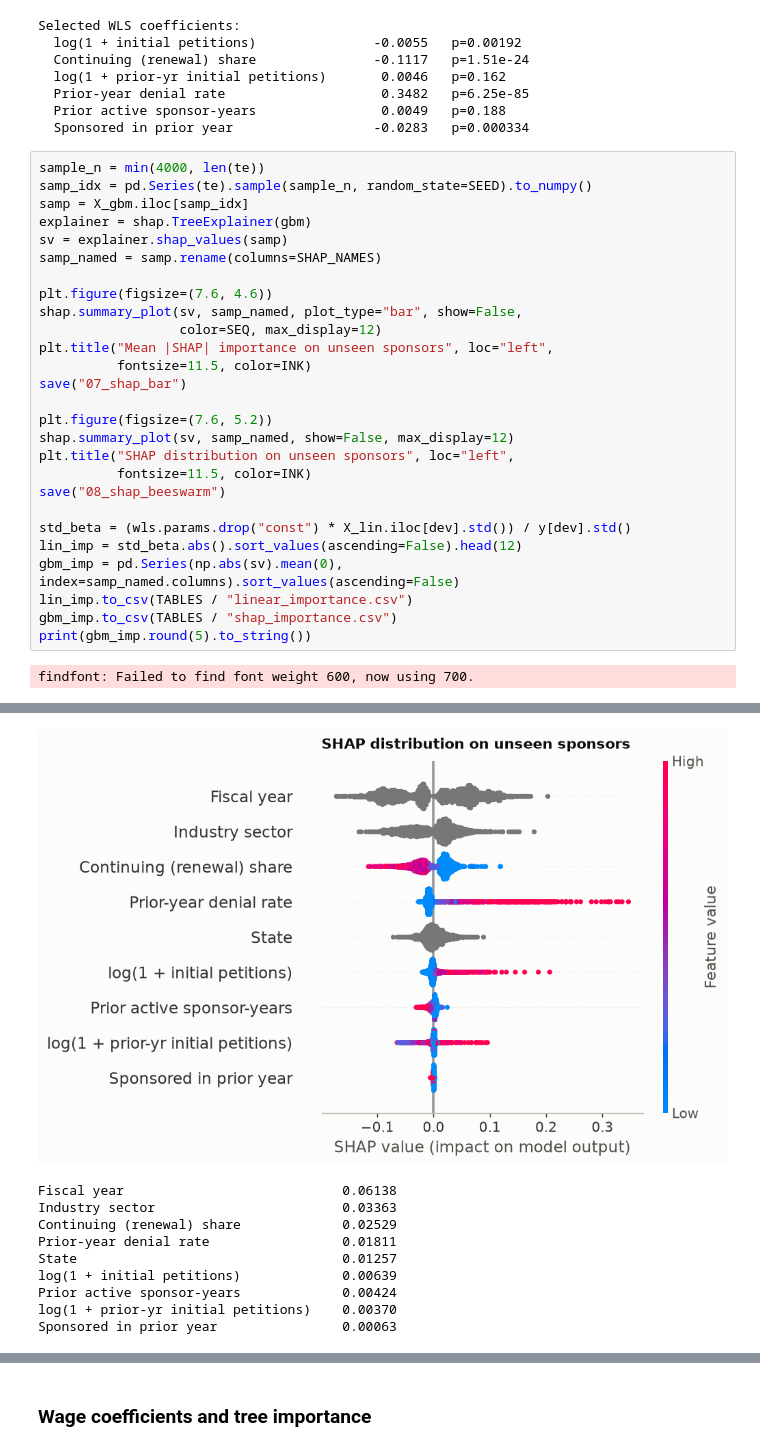
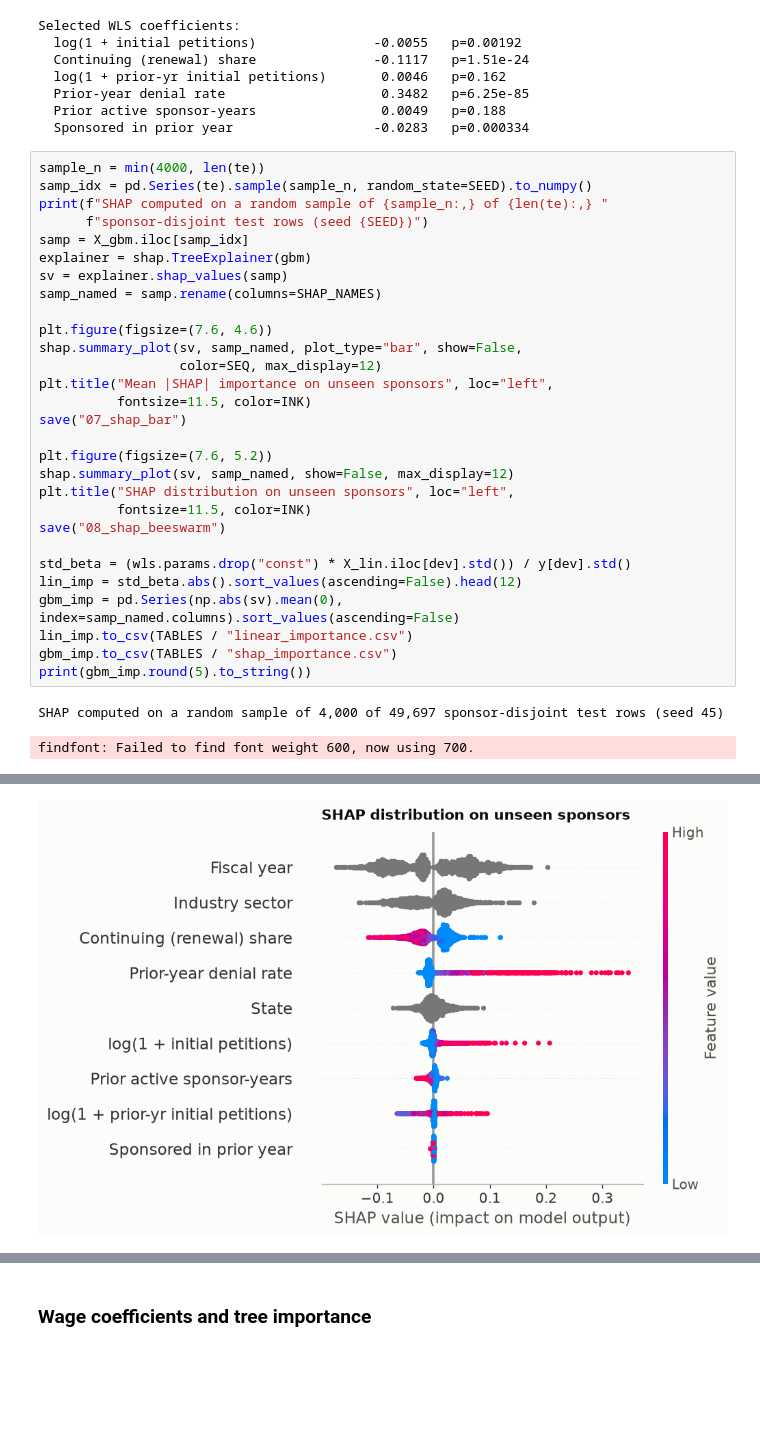
Before and after one commit to MuhammadMoiz20/h1b-gatekeeping, a Jupyter notebook: code/04_models.ipynb, the cells around one changed output, grey strips where cells are left out. Cells and saved outputs as stored; diff of their text form; blank space fills up the shorter version.

```diff
--- a/code/04_models.ipynb
+++ b/code/04_models.ipynb
@@ -510,40 +597,34 @@ Selected WLS coefficients:
 # %%
 sample_n = min(4000, len(te))
 samp_idx = pd.Series(te).sample(sample_n, random_state=SEED).to_numpy()
+print(f"SHAP computed on a random sample of {sample_n:,} of {len(te):,} "
+      f"sponsor-disjoint test rows (seed {SEED})")
 samp = X_gbm.iloc[samp_idx]
 explainer = shap.TreeExplainer(gbm)
 sv = explainer.shap_values(samp)
 samp_named = samp.rename(columns=SHAP_NAMES)
 
 plt.figure(figsize=(7.6, 4.6))
 shap.summary_plot(sv, samp_named, plot_type="bar", show=False,
                   color=SEQ, max_display=12)
 plt.title("Mean |SHAP| importance on unseen sponsors", loc="left",
           fontsize=11.5, color=INK)
 save("07_shap_bar")
 
 plt.figure(figsize=(7.6, 5.2))
 shap.summary_plot(sv, samp_named, show=False, max_display=12)
 plt.title("SHAP distribution on unseen sponsors", loc="left",
           fontsize=11.5, color=INK)
 save("08_shap_beeswarm")
 
 std_beta = (wls.params.drop("const") * X_lin.iloc[dev].std()) / y[dev].std()
 lin_imp = std_beta.abs().sort_values(ascending=False).head(12)
 gbm_imp = pd.Series(np.abs(sv).mean(0), index=samp_named.columns).sort_values(ascending=False)
 lin_imp.to_csv(TABLES / "linear_importance.csv")
 gbm_imp.to_csv(TABLES / "shap_importance.csv")
 print(gbm_imp.round(5).to_string())
 # %% [output]
-findfont: Failed to find font weight 600, now using 700.
+SHAP computed on a random sample of 4,000 of 49,697 sponsor-disjoint test rows (seed 45)
+findfont: Failed to find font weight 600, now using 700.
 [figure]
-[figure, old version]
+[figure, new version]
-Fiscal year                            0.06138
-Industry sector                        0.03363
-Continuing (renewal) share             0.02529
-Prior-year denial rate                 0.01811
-State                                  0.01257
-log(1 + initial petitions)             0.00639
-Prior active sponsor-years             0.00424
-log(1 + prior-yr initial petitions)    0.00370
-Sponsored in prior year                0.00063
```
Also changed, not shown: parts of 15 cells of this notebook, 25 other files.
